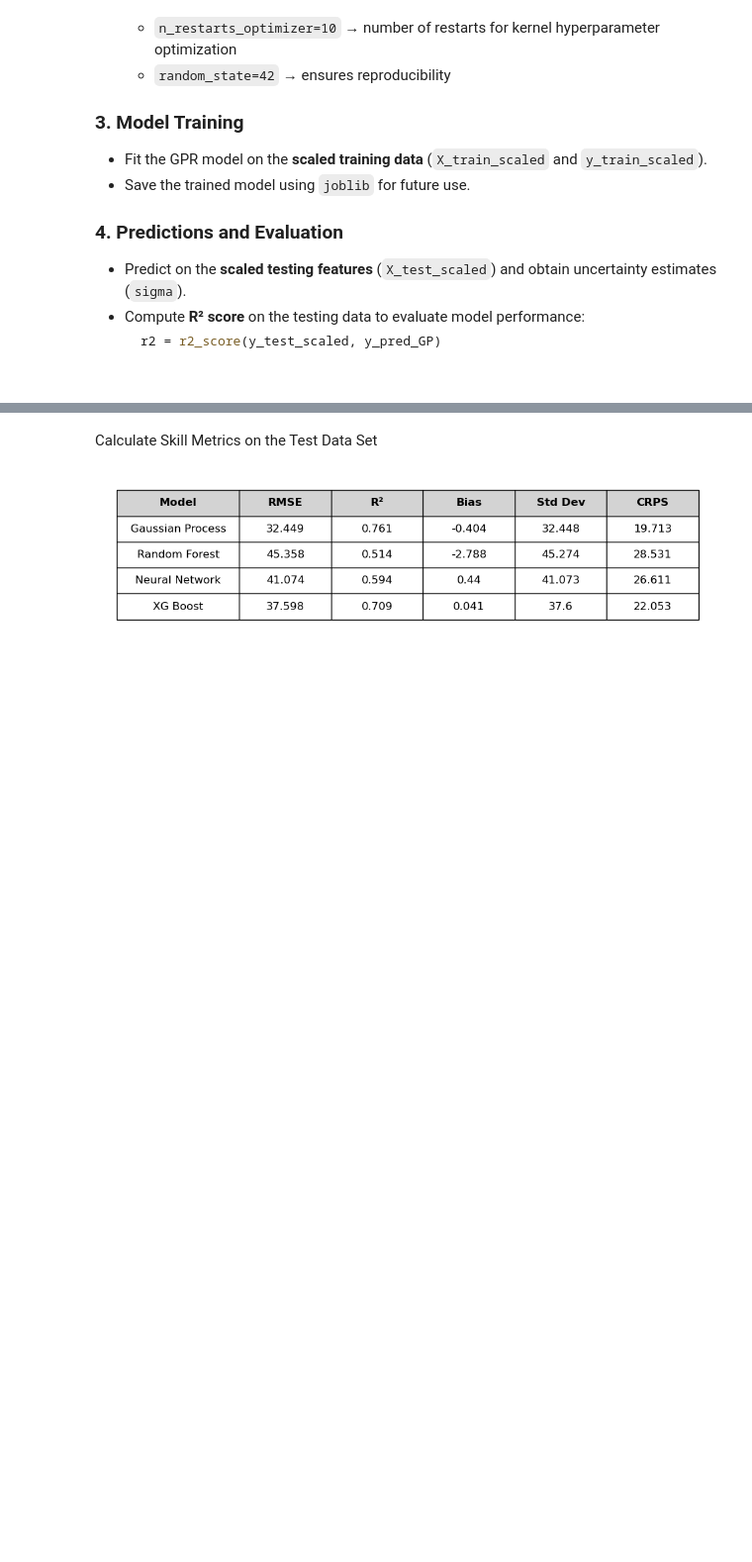
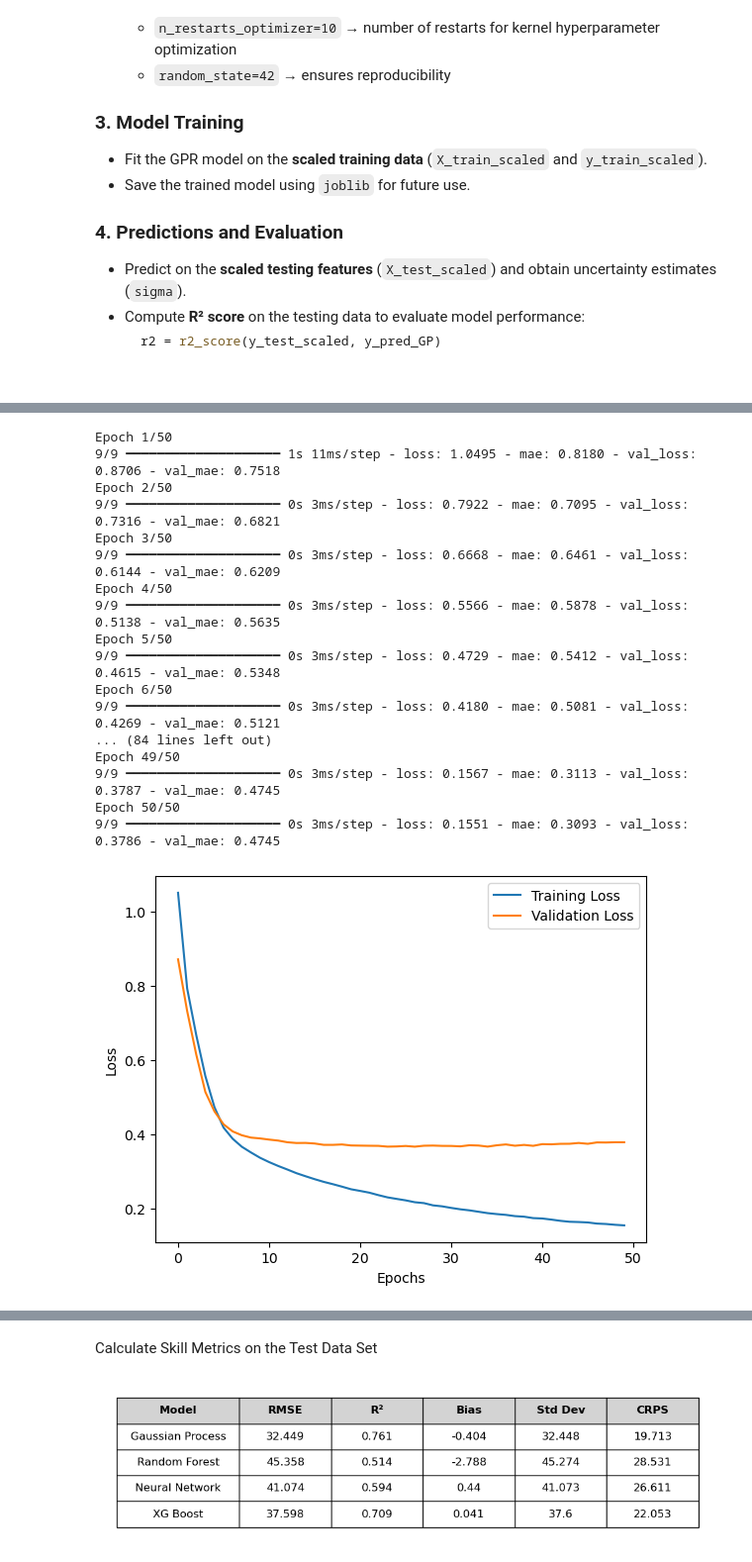
Before and after one commit to great-lakes-ai-lab/cnbs-predictor, a Jupyter notebook: notebooks/production/0_LEF_model_training_cnbs.ipynb, the cells around one changed output, grey strips where cells are left out. Shown at 99% size. Saved outputs shown, nothing was run; the diff lists cells and outputs as text; code cells hidden in the pictures; blank space fills up the shorter version.

```diff
--- a/notebooks/production/0_LEF_model_training_cnbs.ipynb
+++ b/notebooks/production/0_LEF_model_training_cnbs.ipynb
@@ -485,0 +657,62 @@ R² Score: 0.5944
+# %%
+y1_train_pred_df = prepare_train_to_input(y1_train_pred_nn)
+y1_test_pred_df = prepare_test_to_input(y1_test_pred_nn)
+
+X_num = y1_train_pred_df.astype(np.float32).values
+y_num = y2_train_scaled.astype(np.float32)
+y_test_num = y1_test_pred_df.astype(np.float32).values
+# %%
+
+# Define the neural network architecture
+nn2_model = tf.keras.Sequential([
+    tf.keras.layers.Input(shape=(X_num.shape[1],)),
+    tf.keras.layers.Dense(128, activation='relu'),
+    tf.keras.layers.Dense(64, activation='relu'),
+    tf.keras.layers.Dense(y_num.shape[1])
+])
+
+# Compile the model
+nn2_model.compile(optimizer='adam', loss='mse', metrics=['mae']) # Using mean squared error (mse) as the loss function
+
+# Fit the model to the training data
+history = nn2_model.fit(X_num, y_num, epochs=50, batch_size=32, validation_split=0.2, verbose=1)#, callbacks=[early_stopping])
+
+# Plotting the training and validation loss
+import matplotlib.pyplot as plt
+
+plt.plot(history.history['loss'], label='Training Loss')
+plt.plot(history.history['val_loss'], label='Validation Loss')
+plt.xlabel('Epochs')
+plt.ylabel('Loss')
+plt.legend()
+plt.show()
+
+# Save the trained model
+joblib.dump(nn2_model, input_dir + 'input/models/NN2_trained_model.joblib')
+
+# Predict on the test set
+y2_test_pred_nn = nn2_model.predict(y_test_num)
+
+# Evaluate the model
+r2 = r2_score(y2_test_scaled, y2_test_pred_nn)
+
+print(f"R² Score: {r2:.4f}")
+# %% [output]
+Epoch 1/50
+9/9 ━━━━━━━━━━━━━━━━━━━━ 1s 11ms/step - loss: 1.0495 - mae: 0.8180 - val_loss: 0.8706 - val_mae: 0.7518
+Epoch 2/50
+9/9 ━━━━━━━━━━━━━━━━━━━━ 0s 3ms/step - loss: 0.7922 - mae: 0.7095 - val_loss: 0.7316 - val_mae: 0.6821
+Epoch 3/50
+9/9 ━━━━━━━━━━━━━━━━━━━━ 0s 3ms/step - loss: 0.6668 - mae: 0.6461 - val_loss: 0.6144 - val_mae: 0.6209
+Epoch 4/50
+9/9 ━━━━━━━━━━━━━━━━━━━━ 0s 3ms/step - loss: 0.5566 - mae: 0.5878 - val_loss: 0.5138 - val_mae: 0.5635
+Epoch 5/50
+9/9 ━━━━━━━━━━━━━━━━━━━━ 0s 3ms/step - loss: 0.4729 - mae: 0.5412 - val_loss: 0.4615 - val_mae: 0.5348
+Epoch 6/50
+9/9 ━━━━━━━━━━━━━━━━━━━━ 0s 3ms/step - loss: 0.4180 - mae: 0.5081 - val_loss: 0.4269 - val_mae: 0.5121
+... (84 lines left out)
+Epoch 49/50
+9/9 ━━━━━━━━━━━━━━━━━━━━ 0s 3ms/step - loss: 0.1567 - mae: 0.3113 - val_loss: 0.3787 - val_mae: 0.4745
+Epoch 50/50
+9/9 ━━━━━━━━━━━━━━━━━━━━ 0s 3ms/step - loss: 0.1551 - mae: 0.3093 - val_loss: 0.3786 - val_mae: 0.4745
+[figure, added]
```
Also changed, not shown: parts of 20 cells of this notebook, 20 other files.
